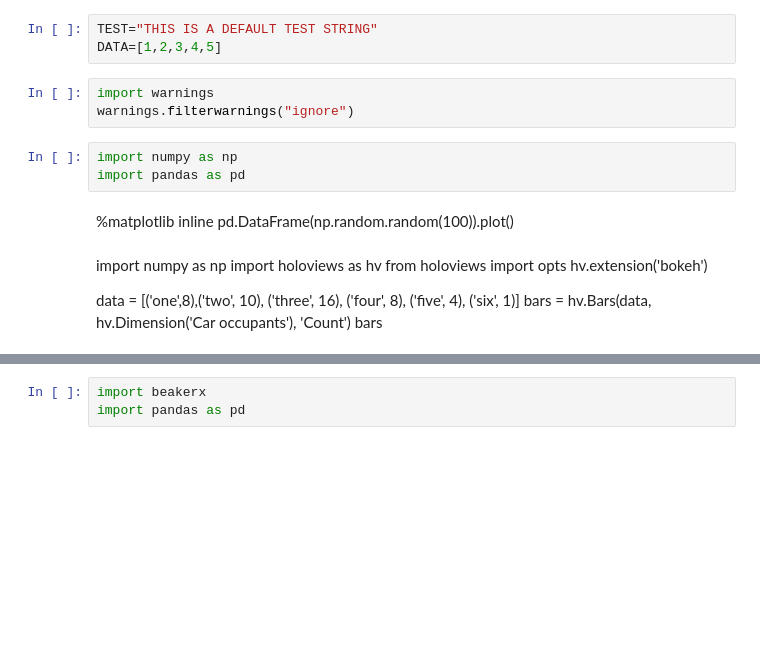
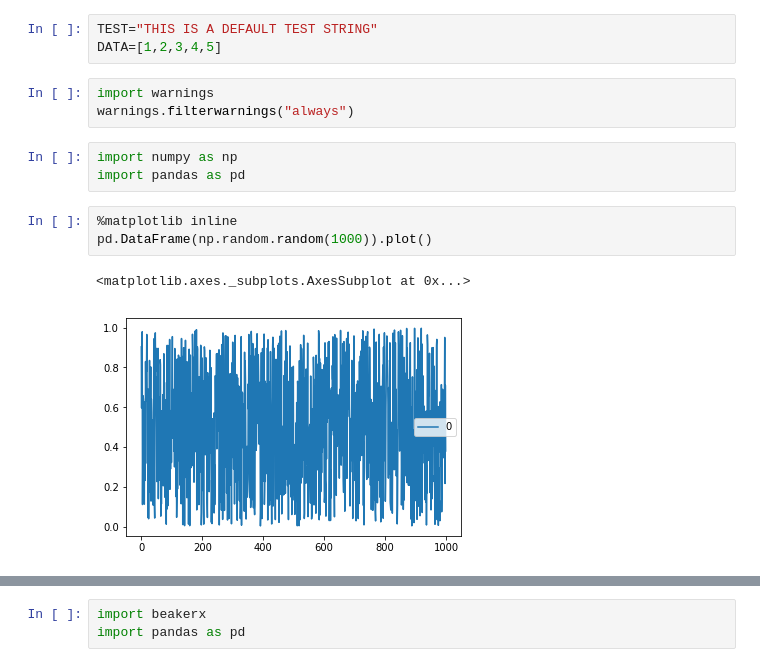
Before and after one commit to cmrfrd/serverless_notebooks, a Jupyter notebook: notebooks/notebook_string_test.ipynb, the cells around one changed output, grey strips where cells are left out. Drawn from its saved outputs; the diff is of its cells as text; blank space fills up the shorter version.

```diff
--- a/notebooks/notebook_string_test.ipynb
+++ b/notebooks/notebook_string_test.ipynb
@@ -3,19 +3,13 @@ TEST="THIS IS A DEFAULT TEST STRING"
 DATA=[1,2,3,4,5]
 # %%
 import warnings
-warnings.filterwarnings("ignore")
+warnings.filterwarnings("always")
 # %%
 import numpy as np
 import pandas as pd
-# %% [markdown]
-%matplotlib inline
-pd.DataFrame(np.random.random(100)).plot()
-# %% [markdown]
-import numpy as np
-import holoviews as hv
-from holoviews import opts
-hv.extension('bokeh')
-
-data = [('one',8),('two', 10), ('three', 16), ('four', 8), ('five', 4), ('six', 1)]
-bars = hv.Bars(data, hv.Dimension('Car occupants'), 'Count')
-bars
+# %%
+%matplotlib inline
+pd.DataFrame(np.random.random(1000)).plot()
+# %% [output]
+<matplotlib.axes._subplots.AxesSubplot at 0x...>
+[figure, added]
```
Also changed, not shown: parts of 1 cell of this notebook, 3 other files.
